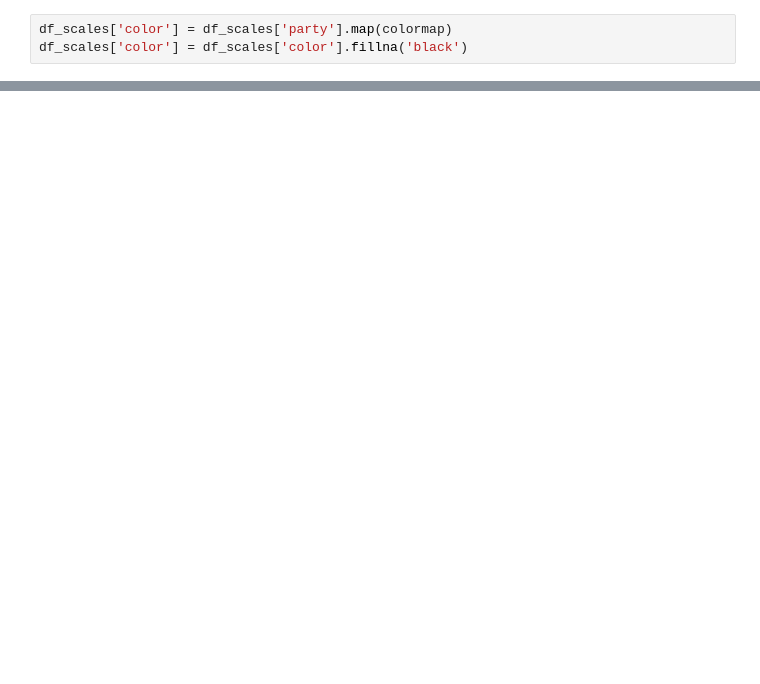
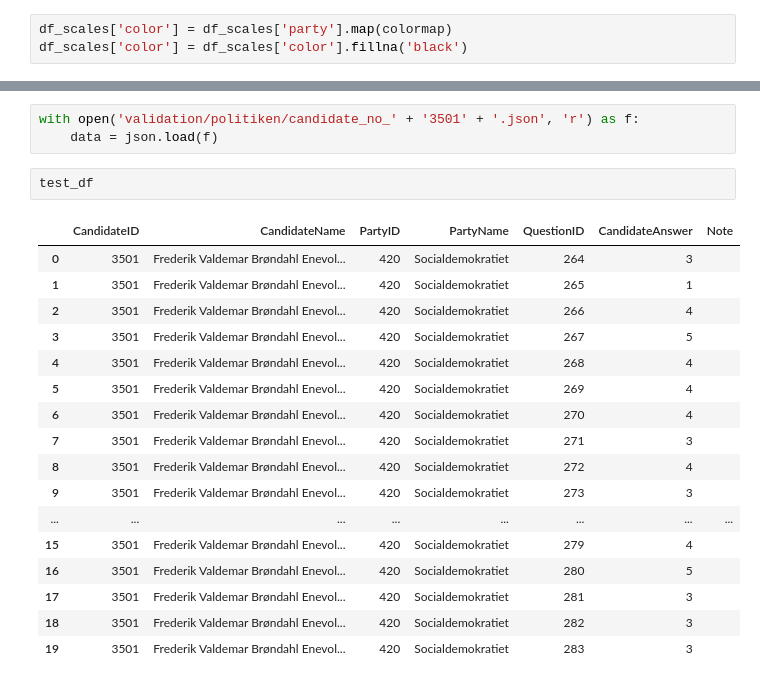
Before and after one commit to paride92/GeneralisedPoliticalScaling, a Jupyter notebook: candidate_test_validation.ipynb, the cells around one changed output, grey strips where cells are left out. Saved outputs shown, nothing was run; the diff lists cells and outputs as text; blank space fills up the shorter version.

```diff
--- a/candidate_test_validation.ipynb
+++ b/candidate_test_validation.ipynb
@@ -680,0 +714,23 @@ df_scales.loc[df_scales.dk_out_eu == 0]
+# %%
+with open('validation/politiken/candidate_no_' + '3501' + '.json', 'r') as f:
+    data = json.load(f)
+# %%
+test_df
+# %% [output]
+|  | CandidateID | CandidateName | PartyID | PartyName | QuestionID | CandidateAnswer | Note |
+| 0 | 3501 | Frederik Valdemar Brøndahl Enevol... | 420 | Socialdemokratiet | 264 | 3 |  |
+| 1 | 3501 | Frederik Valdemar Brøndahl Enevol... | 420 | Socialdemokratiet | 265 | 1 |  |
+| 2 | 3501 | Frederik Valdemar Brøndahl Enevol... | 420 | Socialdemokratiet | 266 | 4 |  |
+| 3 | 3501 | Frederik Valdemar Brøndahl Enevol... | 420 | Socialdemokratiet | 267 | 5 |  |
+| 4 | 3501 | Frederik Valdemar Brøndahl Enevol... | 420 | Socialdemokratiet | 268 | 4 |  |
+| 5 | 3501 | Frederik Valdemar Brøndahl Enevol... | 420 | Socialdemokratiet | 269 | 4 |  |
+| 6 | 3501 | Frederik Valdemar Brøndahl Enevol... | 420 | Socialdemokratiet | 270 | 4 |  |
+| 7 | 3501 | Frederik Valdemar Brøndahl Enevol... | 420 | Socialdemokratiet | 271 | 3 |  |
+| 8 | 3501 | Frederik Valdemar Brøndahl Enevol... | 420 | Socialdemokratiet | 272 | 4 |  |
+| 9 | 3501 | Frederik Valdemar Brøndahl Enevol... | 420 | Socialdemokratiet | 273 | 3 |  |
+| ... | ... | ... | ... | ... | ... | ... | ... |
+| 15 | 3501 | Frederik Valdemar Brøndahl Enevol... | 420 | Socialdemokratiet | 279 | 4 |  |
+| 16 | 3501 | Frederik Valdemar Brøndahl Enevol... | 420 | Socialdemokratiet | 280 | 5 |  |
+| 17 | 3501 | Frederik Valdemar Brøndahl Enevol... | 420 | Socialdemokratiet | 281 | 3 |  |
+| 18 | 3501 | Frederik Valdemar Brøndahl Enevol... | 420 | Socialdemokratiet | 282 | 3 |  |
+| 19 | 3501 | Frederik Valdemar Brøndahl Enevol... | 420 | Socialdemokratiet | 283 | 3 |  |
```
Also changed, not shown: parts of 20 cells of this notebook.
